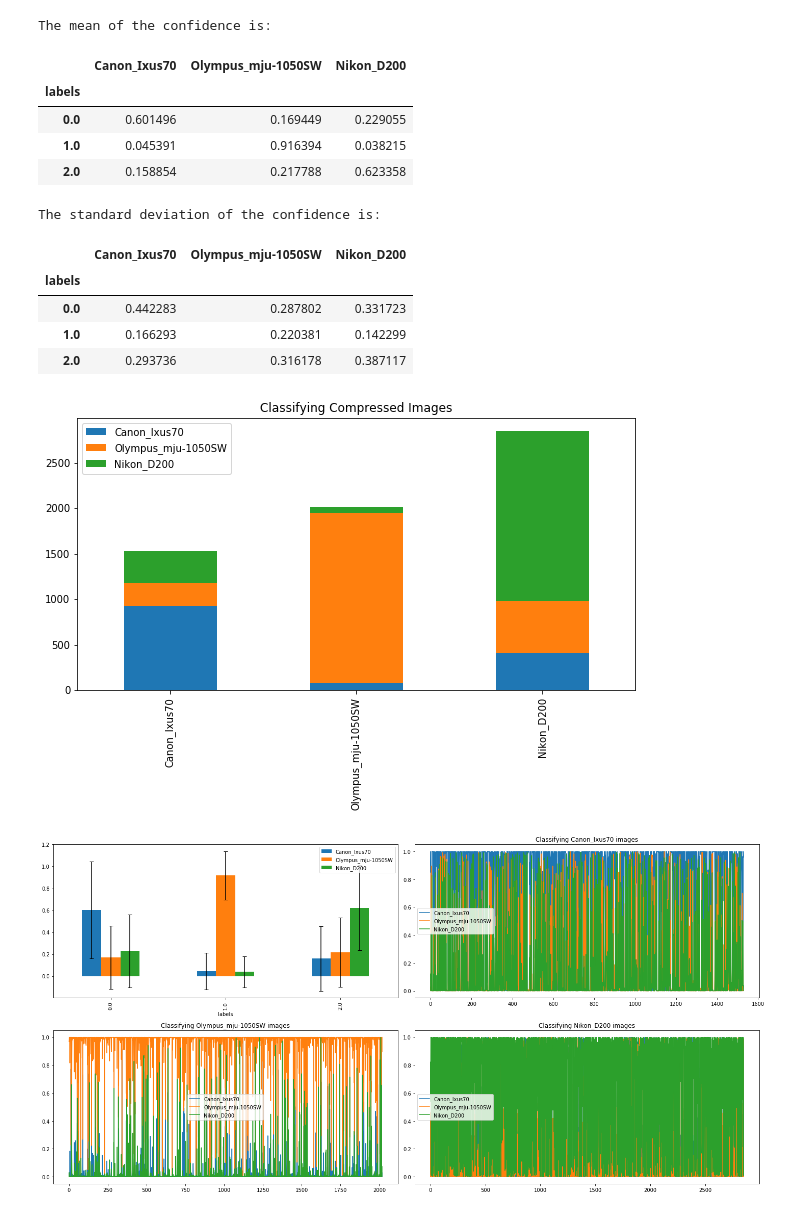
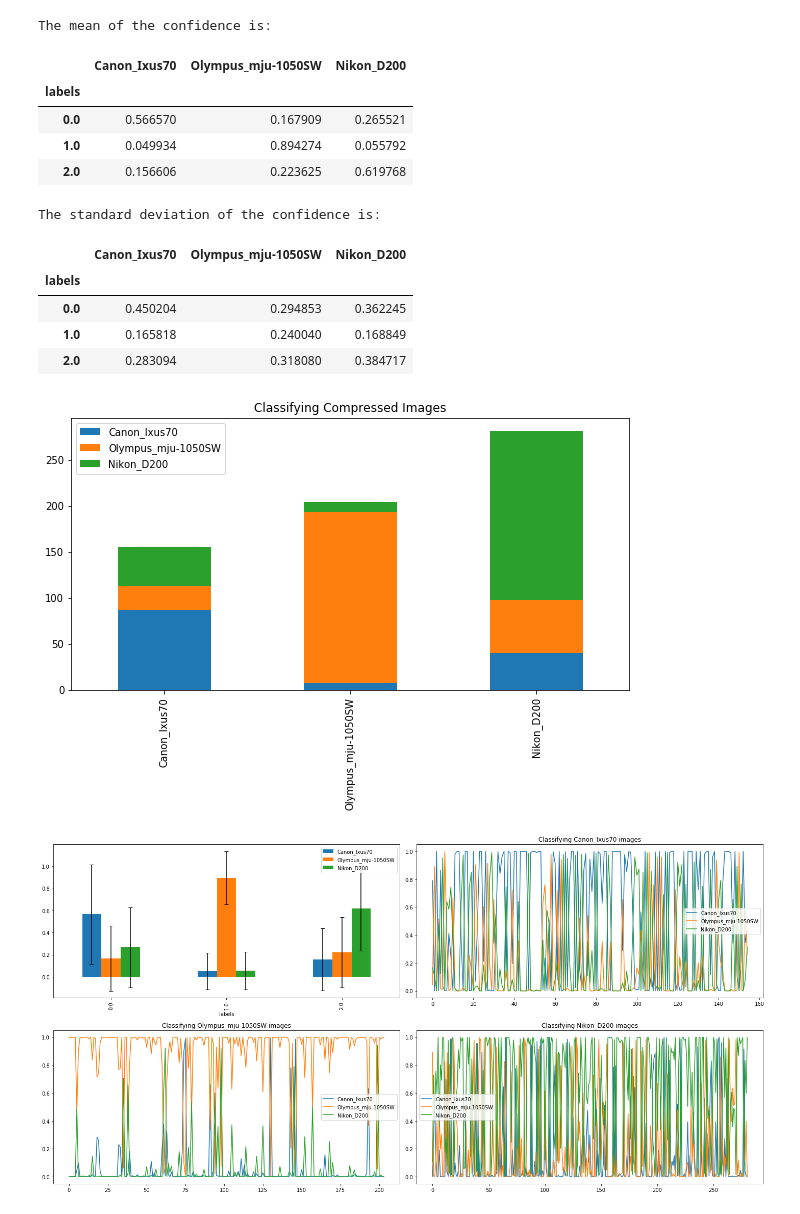
Before and after one commit to jiarongp/CamModel, a Jupyter notebook: post_test.ipynb, the cells around one changed output. Drawn from its saved outputs; the diff is of its cells as text; code cells hidden in the pictures.

```diff
--- a/post_test.ipynb
+++ b/post_test.ipynb
@@ -110,30 +91,22 @@ Found 11775 images belonging to 3 classes.
 # %%
+# Read the positive test samples.
+compr_generator = test_data_gen.flow_from_directory(
+                  directory = r"./post/compr/",
+                  target_size=(img_width, img_height), color_mode='grayscale', shuffle=True,
+                  batch_size=batch_size, class_mode="categorical")
+
+# print('\n# Evaluate on test data')
+# results = model.evaluate(compr_generator)
+
 hist, conf, labels = func.evaluate(model_list, compr_generator, model, index=model_list, columns=model_list,
-                                   title='Classifying Compressed Images', num_batch=100)
+                                   title='Classifying Compressed Images', num_batch=10)
 
-labels = np.hstack((labels))
-conf = np.vstack((conf))
-df = pd.DataFrame(np.hstack((np.expand_dims(labels, axis=1), conf)), columns=['labels']+model_list)
-print('The mean of the confidence is: \n')
-mean = df.groupby(['labels']).mean()
-display(mean)
-print('The standard deviation of the confidence is: \n')
-error = df.groupby(['labels']).std()
-display(error)
-
+mean, error = func.mean_error(labels, conf, model_list)
 fig, axes = plt.subplots(nrows=2, ncols=2, figsize=(20, 10))
 mean.plot.bar(yerr=error, ax=axes[0,0], capsize=4)
-
 # for all the images' real label is a certain camera, for example Canon_Ixus70,
 # how does these images are classified ? The magnitude of the histogram indicate how
 # sure is the model classified the image as one camera(show by color)
 graph = {0:axes[0,1], 1:axes[1,0], 2:axes[1, 1]}
-for i in range(len(model_list)):
-    weights = []
-    idx = np.hstack(np.argwhere(labels==i))
-    for j in range(len(model_list)):
-        weights.append([i[j] for i in conf[idx]])
-    df = pd.DataFrame(np.array(weights).transpose(), columns=model_list)
-    df.plot( title='Classifying ' + model_list[i] + ' images', ax=graph[i])
-plt.tight_layout()
+func.plot_conf(model_list, labels, conf, graph)
 # %% [output]
@@ -147,17 +122,17 @@ index are predictions, columns are ground truth
 The mean of the confidence is:
 |  | Canon_Ixus70 | Olympus_mju-1050SW | Nikon_D200 |
 | labels |  |  |  |
-| 0.0 | 0.601496 | 0.169449 | 0.229055 |
-| 1.0 | 0.045391 | 0.916394 | 0.038215 |
-| 2.0 | 0.158854 | 0.217788 | 0.623358 |
+| 0.0 | 0.566570 | 0.167909 | 0.265521 |
+| 1.0 | 0.049934 | 0.894274 | 0.055792 |
+| 2.0 | 0.156606 | 0.223625 | 0.619768 |
 The standard deviation of the confidence is:
 |  | Canon_Ixus70 | Olympus_mju-1050SW | Nikon_D200 |
 | labels |  |  |  |
-| 0.0 | 0.442283 | 0.287802 | 0.331723 |
-| 1.0 | 0.166293 | 0.220381 | 0.142299 |
-| 2.0 | 0.293736 | 0.316178 | 0.387117 |
+| 0.0 | 0.450204 | 0.294853 | 0.362245 |
+| 1.0 | 0.165818 | 0.240040 | 0.168849 |
+| 2.0 | 0.283094 | 0.318080 | 0.384717 |
-[figure, old version]
+[figure, new version]
-[figure, old version]
+[figure, new version]
 # %%
 # Read the positive test samples.
 noise_generator = test_data_gen.flow_from_directory(
```
Also changed, not shown: parts of 7 cells of this notebook, 7 other files.
